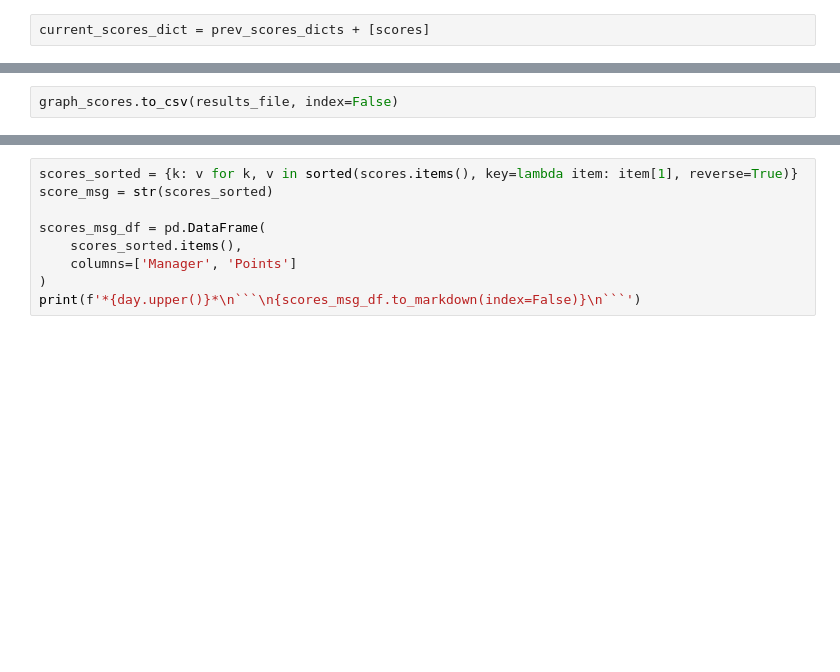
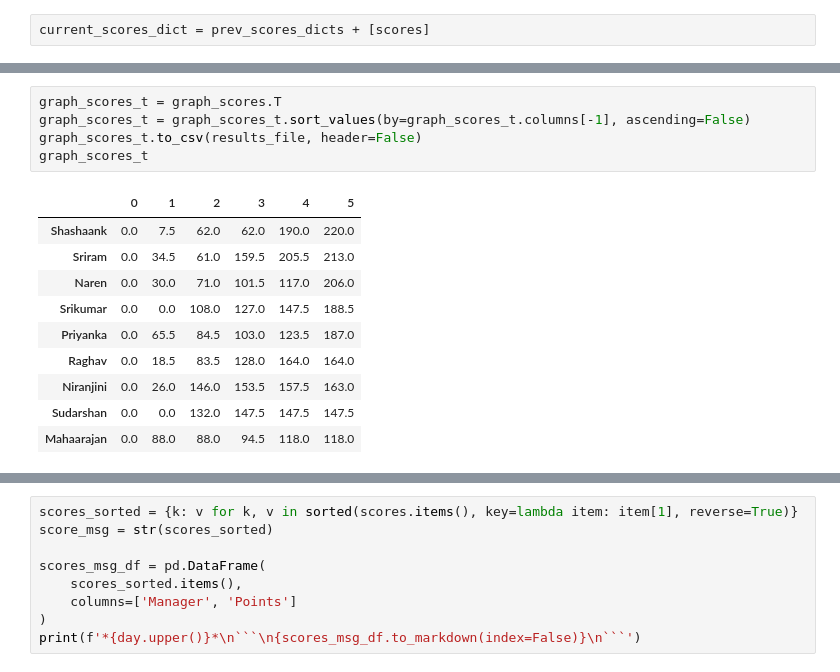
Before and after one commit to suddu16/ipl-fantasy, a Jupyter notebook: ipl2025/ipl2025_fantasy.ipynb, the cells around one changed output, grey strips where cells are left out. Saved outputs shown, nothing was run; the diff lists cells and outputs as text; blank space fills up the shorter version.

```diff
--- a/ipl2025/ipl2025_fantasy.ipynb
+++ b/ipl2025/ipl2025_fantasy.ipynb
@@ -258,5 +262,19 @@ graph_scores
 # %%
-graph_scores.to_csv(results_file, index=False)
+graph_scores_t = graph_scores.T
+graph_scores_t = graph_scores_t.sort_values(by=graph_scores_t.columns[-1], ascending=False)
+graph_scores_t.to_csv(results_file, header=False)
+graph_scores_t
+# %% [output]
+|  | 0 | 1 | 2 | 3 | 4 | 5 |
+| Shashaank | 0.0 | 7.5 | 62.0 | 62.0 | 190.0 | 220.0 |
+| Sriram | 0.0 | 34.5 | 61.0 | 159.5 | 205.5 | 213.0 |
+| Naren | 0.0 | 30.0 | 71.0 | 101.5 | 117.0 | 206.0 |
+| Srikumar | 0.0 | 0.0 | 108.0 | 127.0 | 147.5 | 188.5 |
+| Priyanka | 0.0 | 65.5 | 84.5 | 103.0 | 123.5 | 187.0 |
+| Raghav | 0.0 | 18.5 | 83.5 | 128.0 | 164.0 | 164.0 |
+| Niranjini | 0.0 | 26.0 | 146.0 | 153.5 | 157.5 | 163.0 |
+| Sudarshan | 0.0 | 0.0 | 132.0 | 147.5 | 147.5 | 147.5 |
+| Mahaarajan | 0.0 | 88.0 | 88.0 | 94.5 | 118.0 | 118.0 |
 # %%
 import matplotlib.pyplot as plt
 ax = graph_scores.plot.line(marker='o')
```
Also changed, not shown: parts of 5 cells of this notebook, 13 other files.
